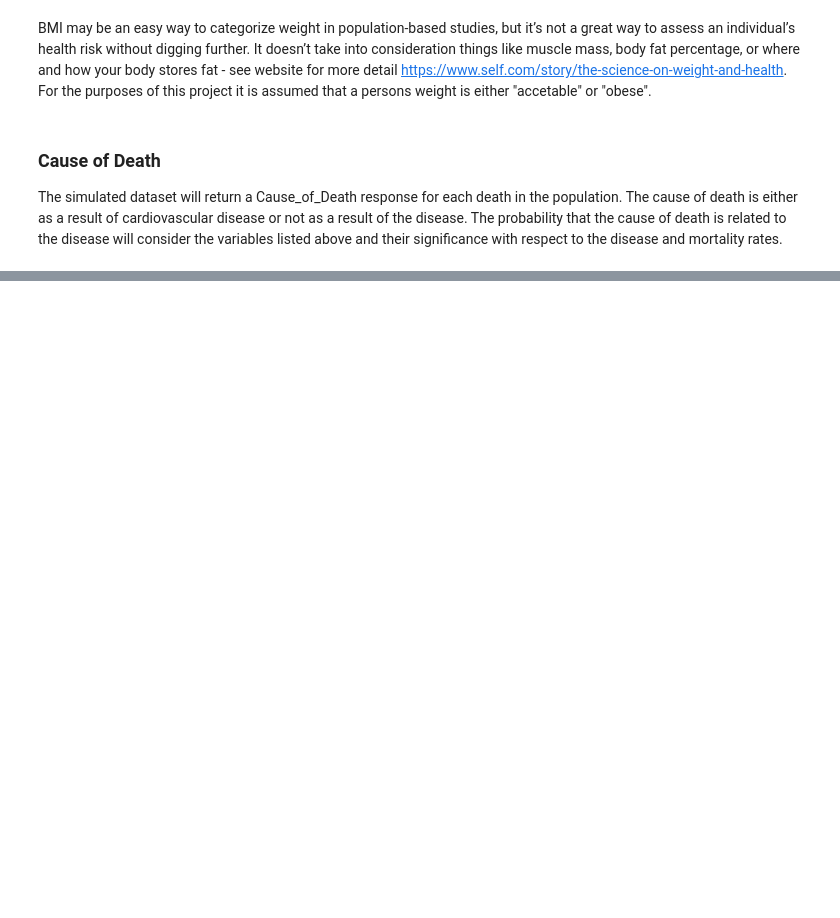
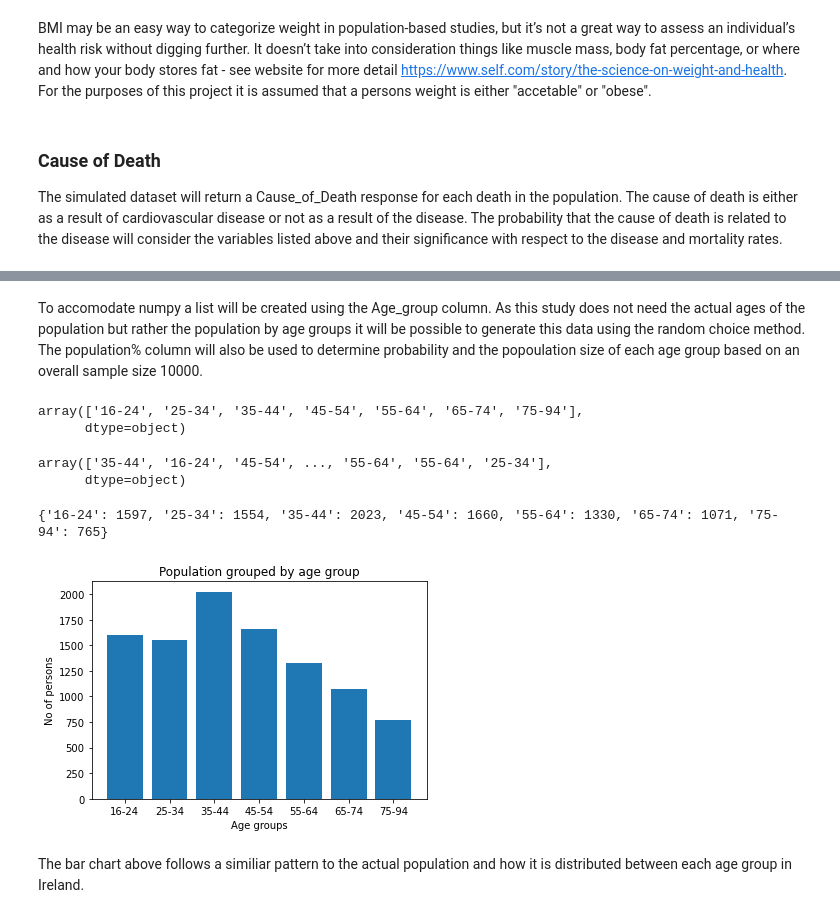
Before and after one commit to juliandunne1234/pada_project_g00267940, a Jupyter notebook: dataset_simulation_project.ipynb, the cells around one changed output, grey strips where cells are left out. Cells and saved outputs as stored; diff of their text form; code cells hidden in the pictures; blank space fills up the shorter version.

```diff
--- a/dataset_simulation_project.ipynb
+++ b/dataset_simulation_project.ipynb
@@ -66,0 +127,5 @@ The simulated dataset will return a Cause_of_Death response for each death in th
+# %%
+#Combine male/female population for each age group and show as percentage of population
+df_population['gen_count'] = df_population['M'] + df_population['F']
+df_population['population%'] = df_population['gen_count']/df_population['gen_count'].sum()
+df_population
@@ -66,0 +141,47 @@ The simulated dataset will return a Cause_of_Death response for each death in th
+# %% [markdown]
+To accomodate numpy a list will be created using the Age_group column. As this study does not need the actual ages of the population but rather the population by age groups it will be possible to generate this data using the random choice method. The population% column will also be used to determine probability and the popoulation size of each age group based on an overall sample size 10000.
+# %%
+age_list = df_population['Age_group'].to_numpy()
+age_list
+# %% [output]
+array(['16-24', '25-34', '35-44', '45-54', '55-64', '65-74', '75-94'],
+      dtype=object)
+# %%
+#Set the seed so that the pseudo-random data chosen is repeatable
+np.random.seed(2)
+
+#Rounding the population% to 3 decimal places
+age_population = np.random.choice(age_list, 10000, p=[0.154, 0.150, 0.200, 0.174, 0.138, 0.109, 0.075])
+age_population
+# %% [output]
+array(['35-44', '16-24', '45-54', ..., '55-64', '55-64', '25-34'],
+      dtype=object)
+# %%
+#Count the number of times each age-group appears(each value is representative of a person)
+age_group_dict = {}
+
+for i in age_population:
+
+    age_group_dict[i] = age_group_dict.get(i, 0) + 1
+    age_group_dict = dict(sorted(age_group_dict.items()))
+
+print(age_group_dict)
+# %% [output]
+{'16-24': 1597, '25-34': 1554, '35-44': 2023, '45-54': 1660, '55-64': 1330, '65-74': 1071, '75-94': 765}
+# %%
+#Bar chart of the pseudo randomly generated data for the population and age group
+plt.bar(range(len(age_group_dict)), list(age_group_dict.values()))
+plt.xticks(range(len(age_group_dict)), list(age_group_dict.keys()))
+
+plt.title("Population grouped by age group")
+plt.xlabel("Age groups")
+plt.ylabel("No of persons")
+
+plt.show()
+
+#Assistance on plotting chart using a dictionary found at
+#https://stackoverflow.com/questions/16010869/plot-a-bar-using-matplotlib-using-a-dictionary
+# %% [output]
+[figure, added]
+# %% [markdown]
+The bar chart above follows a similiar pattern to the actual population and how it is distributed between each age group in Ireland.
```
Also changed, not shown: parts of 9 cells of this notebook, 1 other file.
